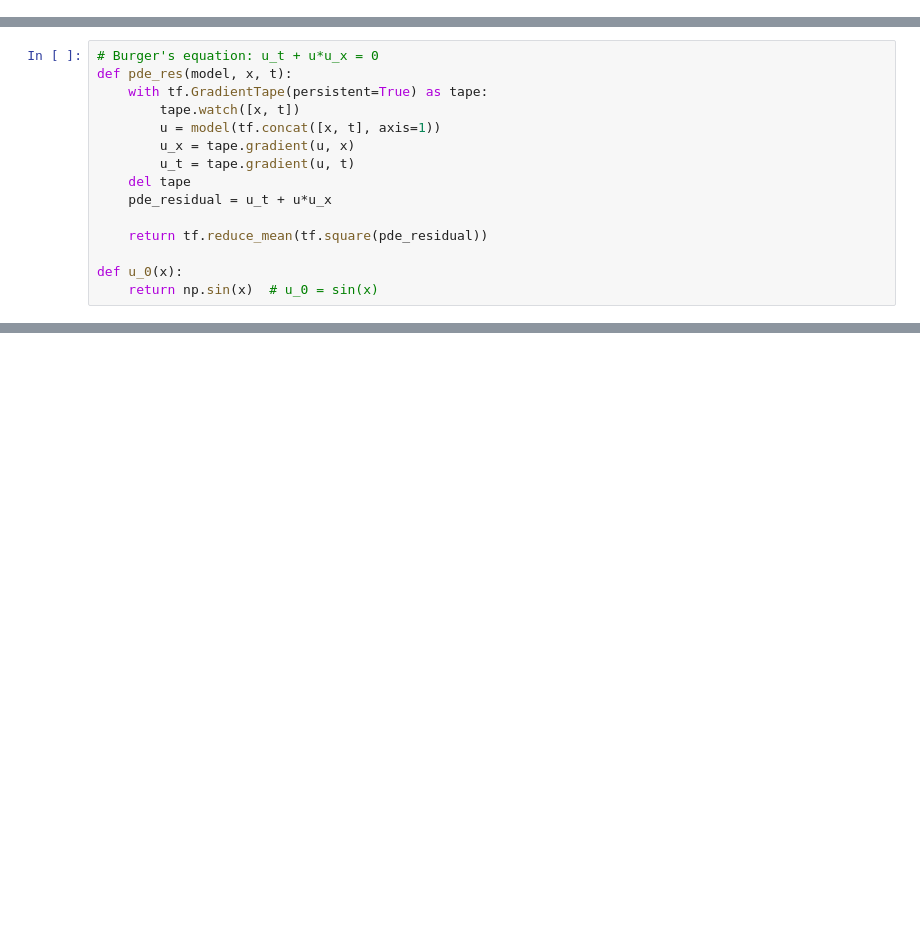
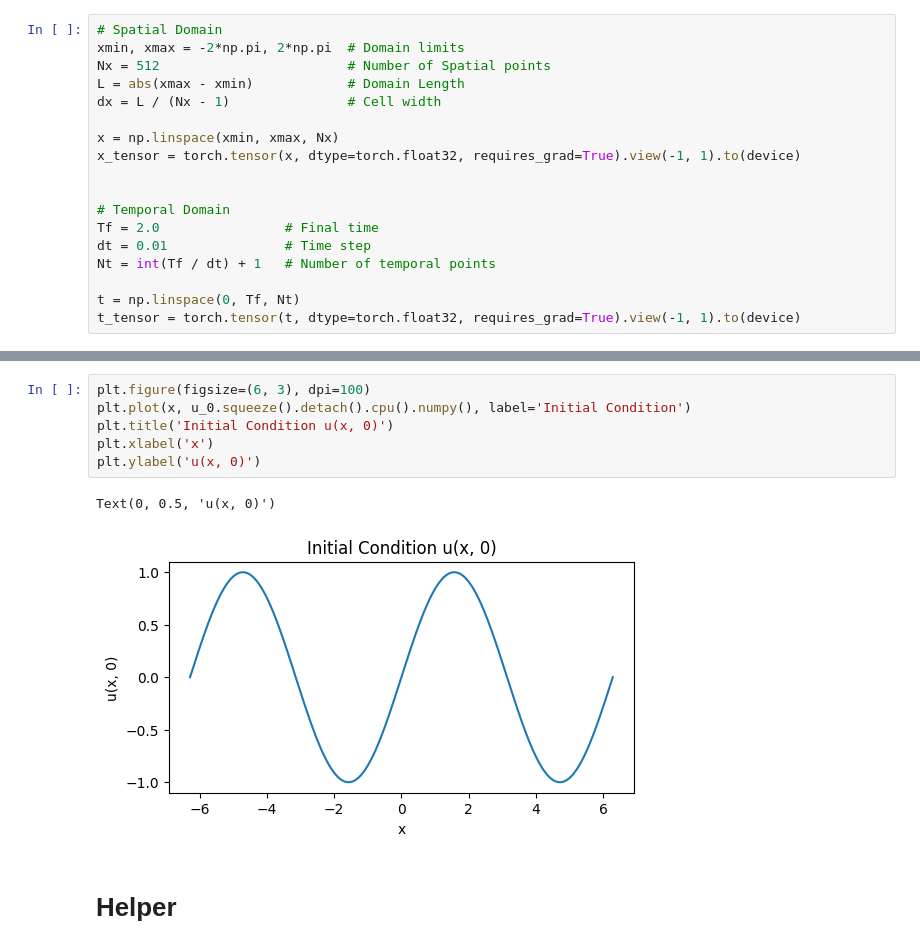
Before and after one commit to nishantak/PINN_Solver, a Jupyter notebook: pinn_solver.ipynb, the cells around one changed output, grey strips where cells are left out. Drawn from its saved outputs; the diff is of its cells as text; blank space fills up the shorter version.

```diff
--- a/pinn_solver.ipynb
+++ b/pinn_solver.ipynb
@@ -6 +20,19 @@ import matplotlib.pyplot as plt
+# %%
+# Spatial Domain
+xmin, xmax = -2*np.pi, 2*np.pi  # Domain limits
+Nx = 512                        # Number of Spatial points
+L = abs(xmax - xmin)            # Domain Length
+dx = L / (Nx - 1)               # Cell width
+
+x = np.linspace(xmin, xmax, Nx)
+x_tensor = torch.tensor(x, dtype=torch.float32, requires_grad=True).view(-1, 1).to(device)
+
+
+# Temporal Domain
+Tf = 2.0                # Final time
+dt = 0.01               # Time step
+Nt = int(Tf / dt) + 1   # Number of temporal points
+
+t = np.linspace(0, Tf, Nt)
+t_tensor = torch.tensor(t, dtype=torch.float32, requires_grad=True).view(-1, 1).to(device)
 # %% [markdown]
@@ -8,15 +39,0 @@ import matplotlib.pyplot as plt
-# %%
-# Burger's equation: u_t + u*u_x = 0
-def pde_res(model, x, t):
-    with tf.GradientTape(persistent=True) as tape:
-        tape.watch([x, t])
-        u = model(tf.concat([x, t], axis=1))
-        u_x = tape.gradient(u, x)
-        u_t = tape.gradient(u, t)
-    del tape
-    pde_residual = u_t + u*u_x
-
-    return tf.reduce_mean(tf.square(pde_residual))
-
-def u_0(x):
-    return np.sin(x)  # u_0 = sin(x)
@@ -42,0 +90,11 @@ def to_tf_tensor(array):
+# %%
+plt.figure(figsize=(6, 3), dpi=100)
+plt.plot(x, u_0.squeeze().detach().cpu().numpy(), label='Initial Condition')
+plt.title('Initial Condition u(x, 0)')
+plt.xlabel('x')
+plt.ylabel('u(x, 0)')
+# %% [output]
+Text(0, 0.5, 'u(x, 0)')
+[figure, added]
+# %% [markdown]
+# Helper
```
Also changed, not shown: parts of 19 cells of this notebook, 2 other files.
